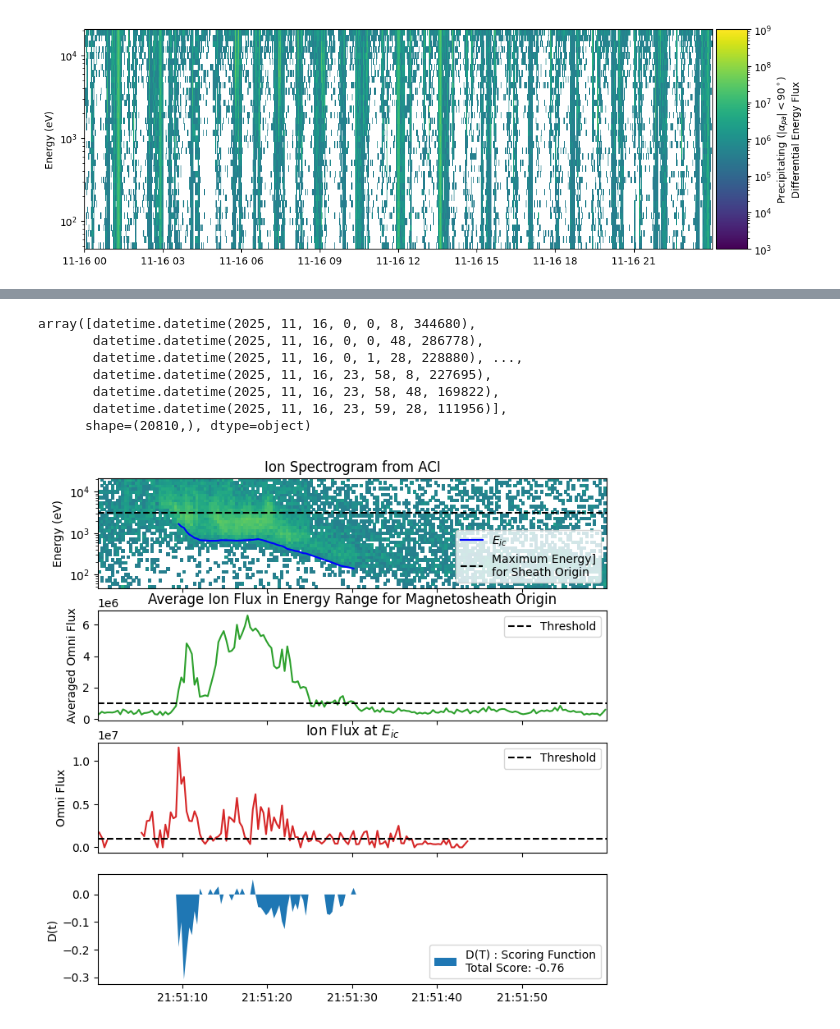
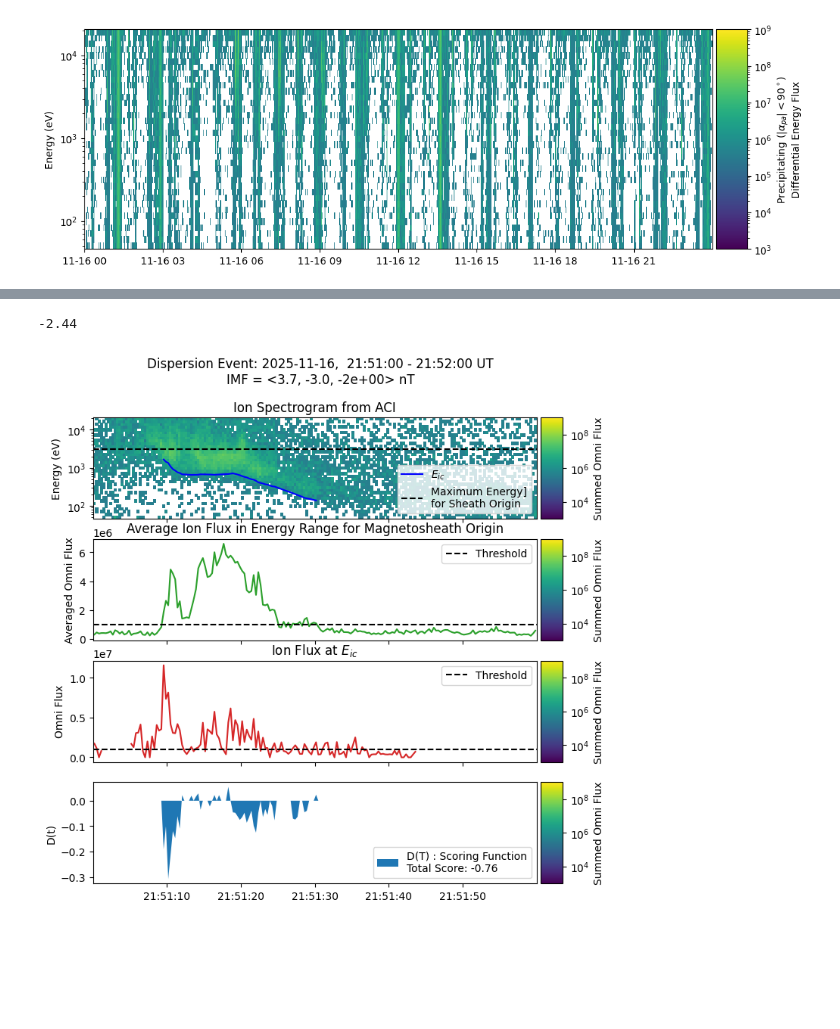
Before and after one commit to ddasilva/tracers-dispersion-detection, a Jupyter notebook: Prototype.ipynb, the cells around one changed output, grey strips where cells are left out. Saved outputs shown, nothing was run; the diff lists cells and outputs as text; code cells hidden in the pictures; blank space fills up the shorter version.

Commit message:
More plot cleanups

```diff
--- a/Prototype.ipynb
+++ b/Prototype.ipynb
@@ -32,13 +28,3 @@ plt.plot(Eic)
-# %%
-tracers_data.time
-# %% [output]
-array([datetime.datetime(2025, 11, 16, 0, 0, 8, 344680),
-       datetime.datetime(2025, 11, 16, 0, 0, 48, 286778),
-       datetime.datetime(2025, 11, 16, 0, 1, 28, 228880), ...,
-       datetime.datetime(2025, 11, 16, 23, 58, 8, 227695),
-       datetime.datetime(2025, 11, 16, 23, 58, 48, 169822),
-       datetime.datetime(2025, 11, 16, 23, 59, 28, 111956)],
-      shape=(20810,), dtype=object)
 # %%
 def get_iflux_at_Eic(data, Eic):
     iflux_at_Eic = np.zeros_like(Eic)
@@ -55,7 +41,7 @@ MIN_AVG_IFLUX_SHEATH = 10**6
 MIN_IFLUX_AT_EIC = 10**6
 
 
-def test_detection(tracers_data, start_time, end_time):
+def test_detection(tracers_data, start_time, end_time, omni_data):
     data_subset = tracers_data.subset(start_time, end_time)
     Eic = lib_dasilva2026.find_Eic(data_subset, smooth=True, window_size=11)
     ch_i = tracers_data.energies.searchsorted(MIN_ION_VALID_ENERGY)
@@ -75,8 +61,20 @@ def test_detection(tracers_data, start_time, end_time):
     D[~mask[:-1]] = 0
     D[Eic[:-1] > MAX_SHEATH_ENERGY] = 0
 
+    time_curr = start_time + (end_time - start_time) / 2
+    time_curr_d2n = date2num(time_curr)
+    Bx = np.searchsorted(time_curr_d2n, omni_data['time_d2n']
+    By = omni_data['By'][omni_idx]
+    Bz = omni_data['Bz'][omni_idx]
+    print(Bz)
 
     fig, axes = plt.subplots(4, 1, figsize=(8, 8), sharex=True)
+
+    fig.suptitle(
+        f"Dispersion Event: {start_time.strftime('%Y-%m-%d')},  {start_time.strftime('%H:%M:%S')} - {end_time.strftime('%H:%M:%S')} UT"
+        f'\nIMF = <{Bx:.1f}, {By:.1f}, {Bz:.1}> nT'
+    )
+
     _, im = lib_dasilva2026.plot_spect(data_subset, fig=fig, ax=axes[0])
     axes[0].plot(data_subset.time[:-1][D != 0], Eic[:-1][D != 0], 'b-', label='$E_{ic}$')
     axes[0].axhline(MAX_SHEATH_ENERGY, color='k', linestyle='dashed',
@@ -99,12 +97,22 @@ def test_detection(tracers_data, start_time, end_time):
     axes[3].set_ylabel('D(t)')
     for ax in axes:
         ax.legend()
+        divider = make_axes_locatable(ax)
+        cax = divider.append_axes('right', size='5%', pad=0.05)
+        cb = fig.colorbar(im, cax=cax, orientation='vertical')
+        cb.set_label(r'Summed Omni Flux')
+# %%
+from matplotlib.dates import date2num
+
+omni_data = lib_dasilva2026.get_omni(tracers_data)
+omni_data['time_date2num'] = date2num(omni_data['time'])
 # %%
 from datetime import datetime
 
 start_time = datetime(2025, 11, 16, 21, 51)
 end_time = datetime(2025, 11, 16, 21, 52)
 
-test_detection(tracers_data, start_time, end_time)
+test_detection(tracers_data, start_time, end_time, omni_data)
 # %% [output]
+-2.44
-[figure, old version]
+[figure, new version]
```
Also changed, not shown: parts of 2 cells of this notebook.
